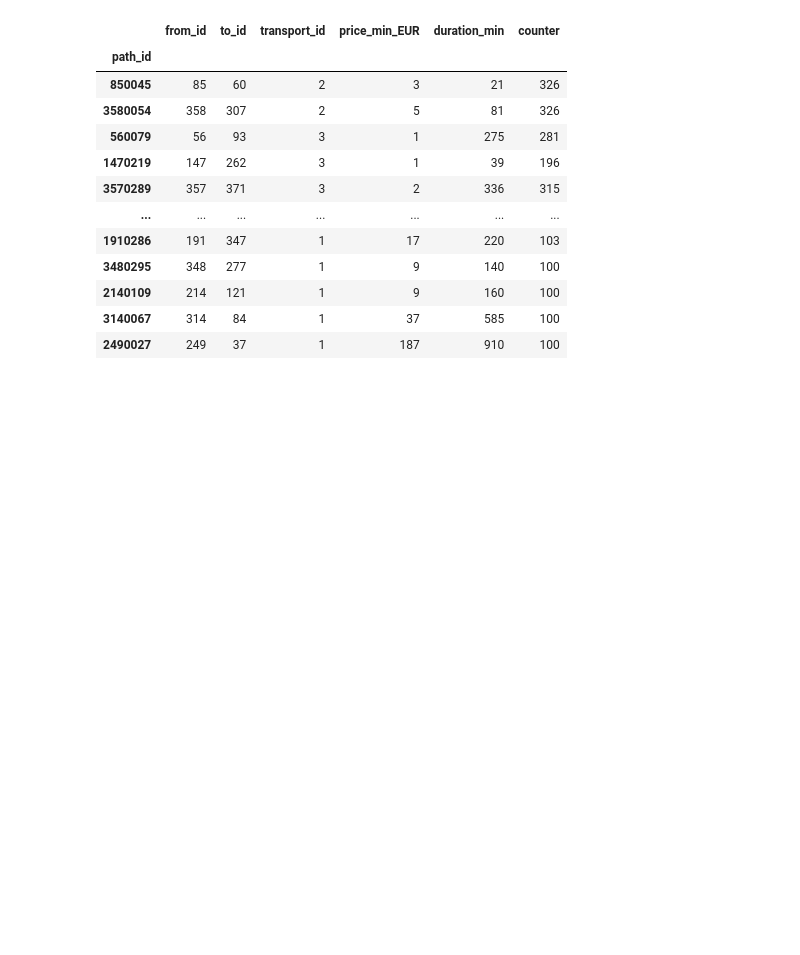
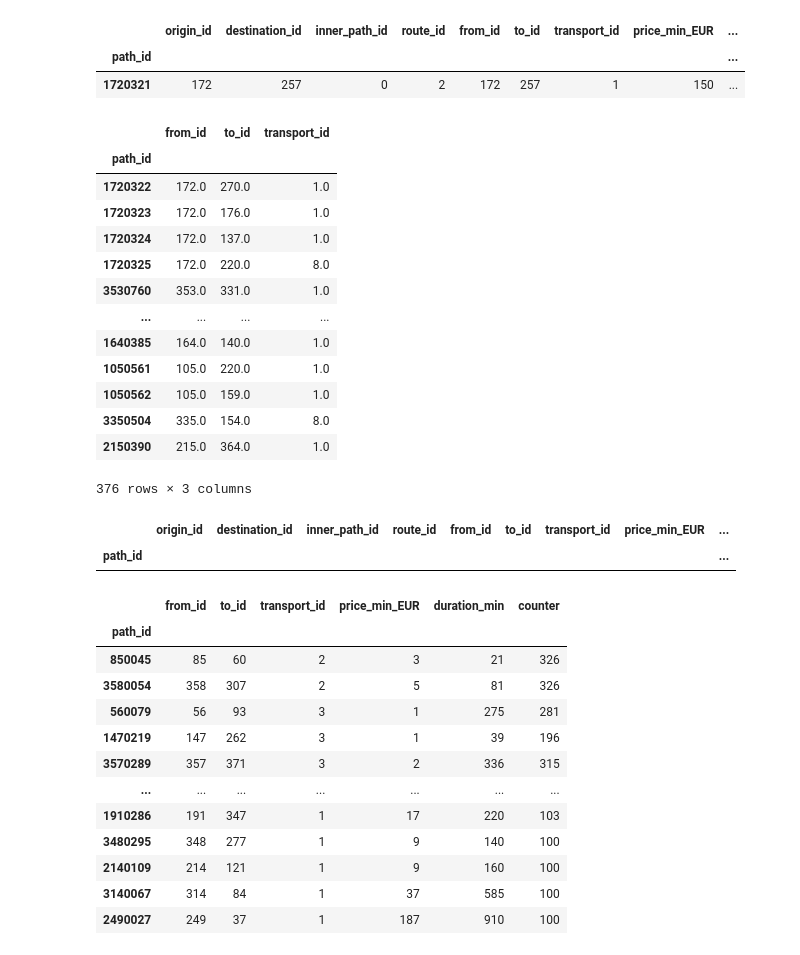
Before and after one commit to talmantel/CheapTripScraping, a Jupyter notebook: notebooks/backward_routes.ipynb, the cells around one changed output. Drawn from its saved outputs; the diff is of its cells as text; code cells hidden in the pictures; blank space fills up the shorter version.

Commit message:
inner json, treatment, price fixing

```diff
--- a/notebooks/backward_routes.ipynb
+++ b/notebooks/backward_routes.ipynb
@@ -22,3 +22,51 @@ df_raw
+# %%
+df_raw.query('index == 1720321')
+# %% [output]
+|  | origin_id | destination_id | inner_path_id | route_id | from_id | to_id | transport_id | price_min_EUR | ... |
+| path_id |  |  |  |  |  |  |  |  | ... |
+| 1720321 | 172 | 257 | 0 | 2 | 172 | 257 | 1 | 150 | ... |
+# %%
+single_direct_flights_indexes = set()
+df_triples = df_raw[['from_id', 'to_id', 'transport_id', 'price_min_EUR', 'duration_min', 'num_transfers']].copy()
+df_specific = df_triples.query('(transport_id == 1 and num_transfers == 0) or transport_id == 8')
+for index in df_specific.index:
+    from_id, to_id = df_specific.loc[index, ['from_id', 'to_id']]
+
+    if not df_specific.query('from_id == @to_id and to_id == @from_id').empty: continue
+
+    path_id = 1 + max(filter(lambda x: x > to_id * 10_000 and x < (to_id + 1 ) * 10_000 , df_triples.index))
+
+    df_triples.at[path_id, 'from_id'] = to_id
+    df_triples.at[path_id, 'to_id'] = from_id
+    df_triples.at[path_id, 'transport_id'] = df_triples.at[index, 'transport_id']
+    df_triples.at[path_id, 'price_min_EUR'] = df_triples.at[index, 'price_min_EUR']
+    df_triples.at[path_id, 'duration_min'] = df_triples.at[index, 'duration_min']
+    df_triples.at[path_id, 'num_transfers'] = df_triples.at[index, 'num_transfers']
+
+    #print(path_id)
+    single_direct_flights_indexes.add(path_id)
+
+df_triples.loc[single_direct_flights_indexes, ['from_id', 'to_id', 'transport_id']]
+# %% [output]
+|  | from_id | to_id | transport_id |
+| path_id |  |  |  |
+| 1720322 | 172.0 | 270.0 | 1.0 |
+| 1720323 | 172.0 | 176.0 | 1.0 |
+| 1720324 | 172.0 | 137.0 | 1.0 |
+| 1720325 | 172.0 | 220.0 | 8.0 |
+| 3530760 | 353.0 | 331.0 | 1.0 |
+| ... | ... | ... | ... |
+| 1640385 | 164.0 | 140.0 | 1.0 |
+| 1050561 | 105.0 | 220.0 | 1.0 |
+| 1050562 | 105.0 | 159.0 | 1.0 |
+| 3350504 | 335.0 | 154.0 | 8.0 |
+| 2150390 | 215.0 | 364.0 | 1.0 |
+376 rows × 3 columns
+# %%
+df_raw.query('from_id == 152 and to_id == 299 and num_transfers == 0')
+# %% [output]
+|  | origin_id | destination_id | inner_path_id | route_id | from_id | to_id | transport_id | price_min_EUR | ... |
+| path_id |  |  |  |  |  |  |  |  | ... |
 # %%
 df_popular = pd.read_csv('../files/csv/most popular direct routes.csv', index_col=0)
 df_popular
```
Also changed, not shown: parts of 1 cell of this notebook, 10 other files.
